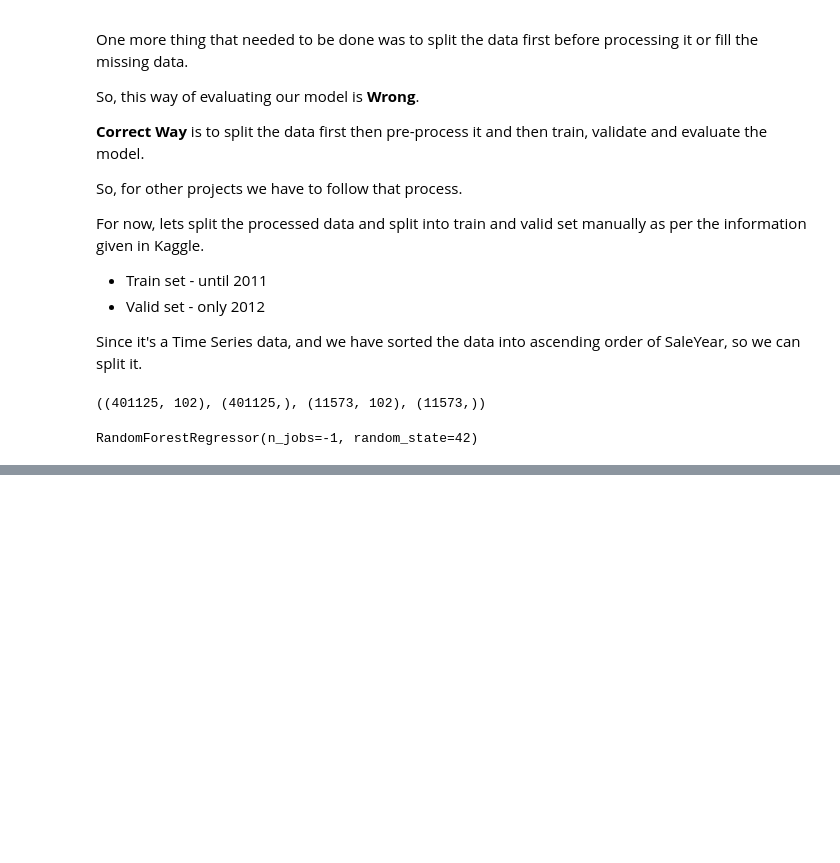
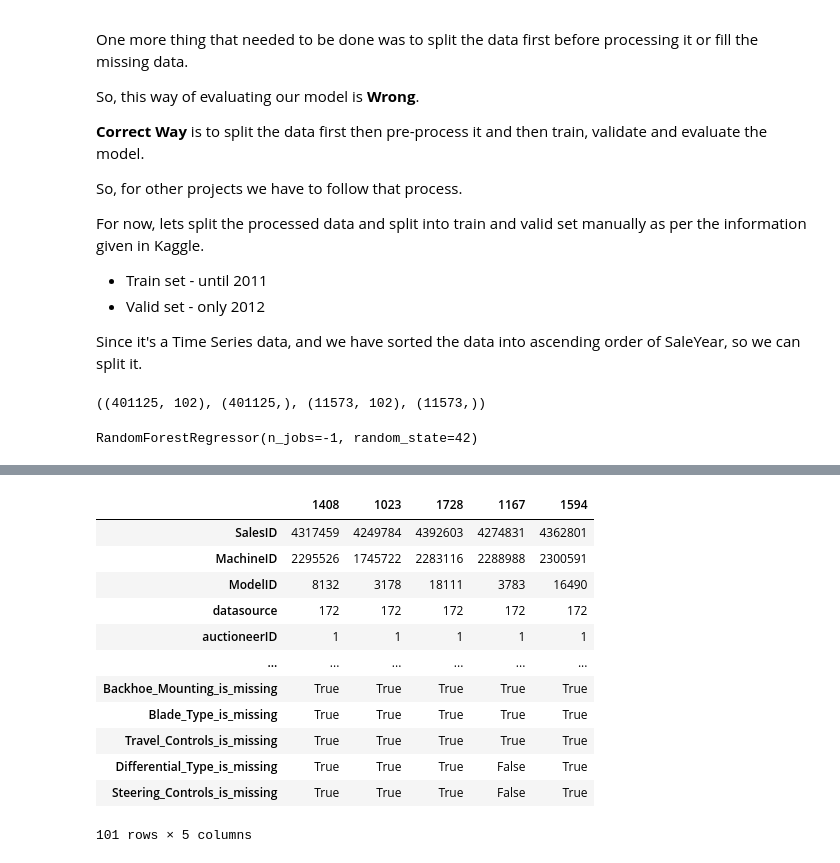
Before and after one commit to SaketMunda/bulldozer-price-prediction-ml-project, a Jupyter notebook: end-to-end-bulldozer-price-prediction-regression.ipynb, the cells around one changed output, grey strips where cells are left out. Saved outputs shown, nothing was run; the diff lists cells and outputs as text; code cells hidden in the pictures; blank space fills up the shorter version.

```diff
--- a/end-to-end-bulldozer-price-prediction-regression.ipynb
+++ b/end-to-end-bulldozer-price-prediction-regression.ipynb
@@ -668,0 +890,59 @@ By Default the `model.score()` returns the Coeficient of Determination i.e $R^2$
+# %%
+def preprocess_data(df):
+    """
+    Performs transformations on df and return transformed df.
+    """
+
+    #df.sort_values(by=["saledate"], inplace=True, ascending=True)
+
+    # Convert SaleDate into Numeric
+    df["saleYear"] = df.saledate.dt.year
+    df["saleDay"] = df.saledate.dt.day
+    df["saleMonth"] = df.saledate.dt.month
+    df["saleDayOfWeek"] = df.saledate.dt.dayofweek
+    df["saleDayOfYear"] = df.saledate.dt.dayofyear
+
+    # Drop the saledate after converting it into Numeric
+    df.drop("saledate", axis=1, inplace = True)
+
+    # Fill Missing Values and Convert them into numbers
+    for label, content in df.items():
+        # check for string columns and convert them into pandas category
+        if pd.api.types.is_string_dtype(content):
+            df[label] = content.astype('category').cat.as_ordered()
+        # fill missing numeric values
+        if pd.api.types.is_numeric_dtype(content):
+            if pd.isnull(content).sum():
+                # Adding the binary column for identification that previously it had missing values
+                df[label+"_is_missing"] = pd.isnull(content)
+                # fill the missing data with the median
+                df[label] = content.fillna(content.median())
+        # fill the missing categorical values and convert them into numbers
+        if not pd.api.types.is_numeric_dtype(content):
+            # Adding the binary column for identification that previously it had missing values
+            df[label+"_is_missing"] = pd.isnull(content)
+            # fill the missing data with the median
+            df[label] = pd.Categorical(content).codes + 1
+
+
+    return df
+# %%
+df_tmp_test = df_test.copy()
+# %%
+df_tmp_test_processed = preprocess_data(df_tmp_test)
+# %%
+df_tmp_test_processed.head().T
+# %% [output]
+|  | 1408 | 1023 | 1728 | 1167 | 1594 |
+| SalesID | 4317459 | 4249784 | 4392603 | 4274831 | 4362801 |
+| MachineID | 2295526 | 1745722 | 2283116 | 2288988 | 2300591 |
+| ModelID | 8132 | 3178 | 18111 | 3783 | 16490 |
+| datasource | 172 | 172 | 172 | 172 | 172 |
+| auctioneerID | 1 | 1 | 1 | 1 | 1 |
+| ... | ... | ... | ... | ... | ... |
+| Backhoe_Mounting_is_missing | True | True | True | True | True |
+| Blade_Type_is_missing | True | True | True | True | True |
+| Travel_Controls_is_missing | True | True | True | True | True |
+| Differential_Type_is_missing | True | True | True | False | True |
+| Steering_Controls_is_missing | True | True | True | False | True |
+101 rows × 5 columns
```
Also changed, not shown: parts of 42 cells of this notebook.
